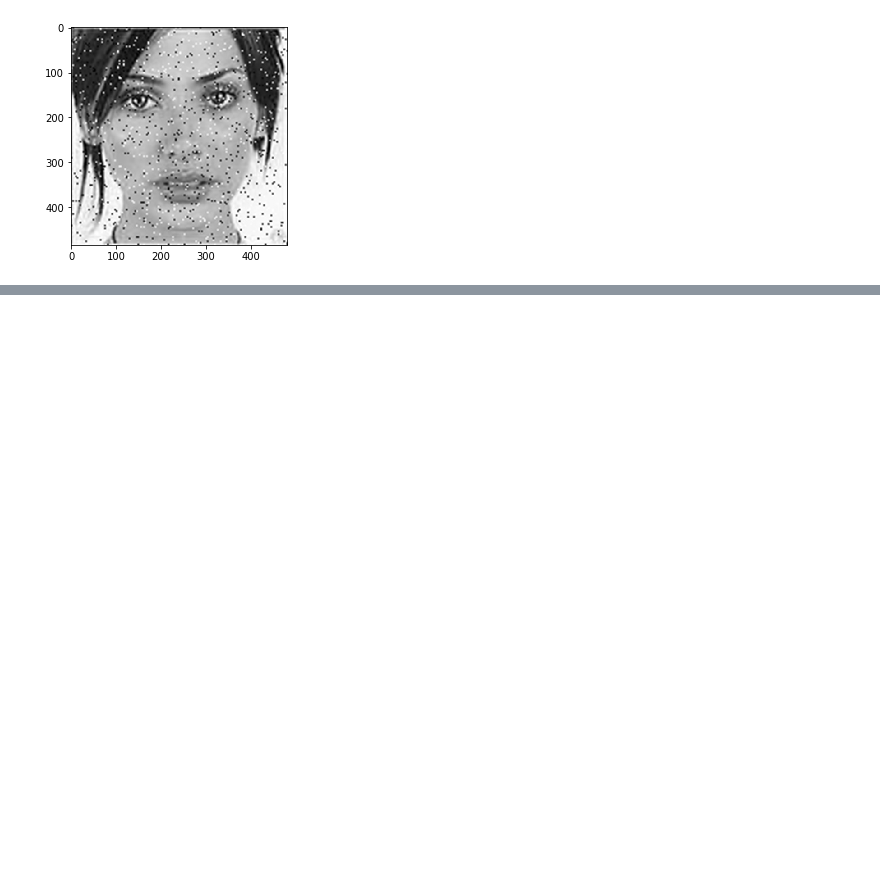
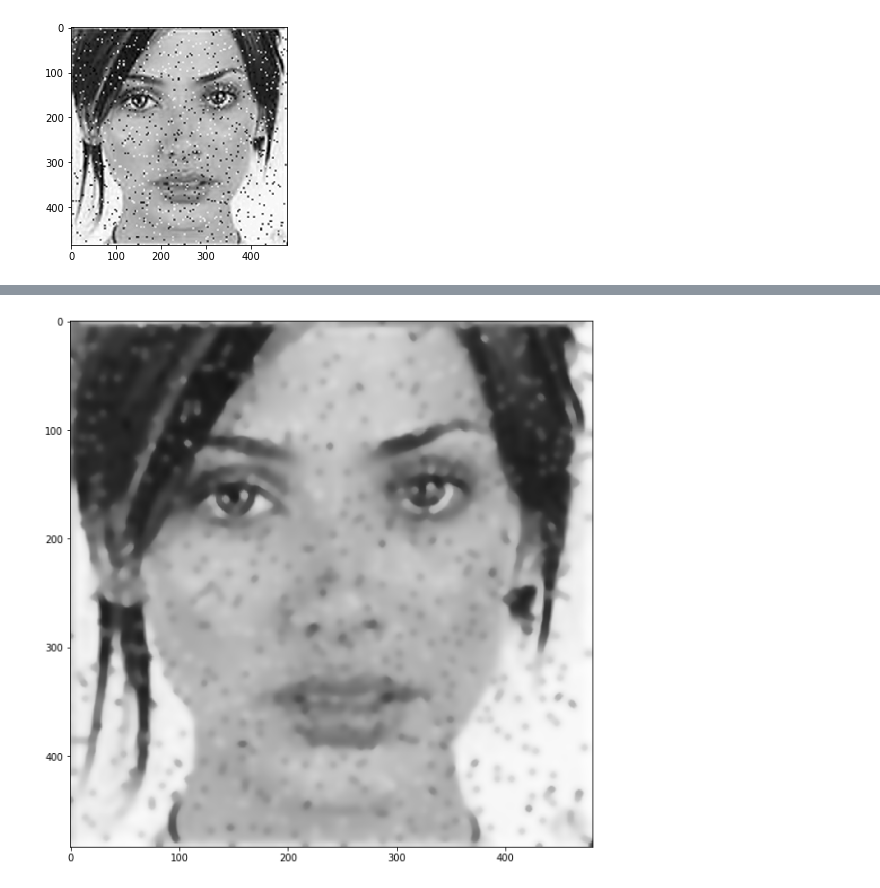
Before and after one commit to carvalheirafc/deep_learning_stuff, a Jupyter notebook: img_process/task4/question2ipynb.ipynb, the cells around one changed output, grey strips where cells are left out. Saved outputs shown, nothing was run; the diff lists cells and outputs as text; code cells hidden in the pictures; blank space fills up the shorter version.

```diff
--- a/img_process/task4/question2ipynb.ipynb
+++ b/img_process/task4/question2ipynb.ipynb
@@ -34,0 +46,6 @@ ax_4 = plt.imshow(bilateral)
+# %%
+f = plt.figure(figsize=(10, 10))
+ax = f.add_subplot(111)
+ax = plt.imshow(p_img)
+# %% [output]
+[figure, added]
```
Also changed, not shown: parts of 3 cells of this notebook.
